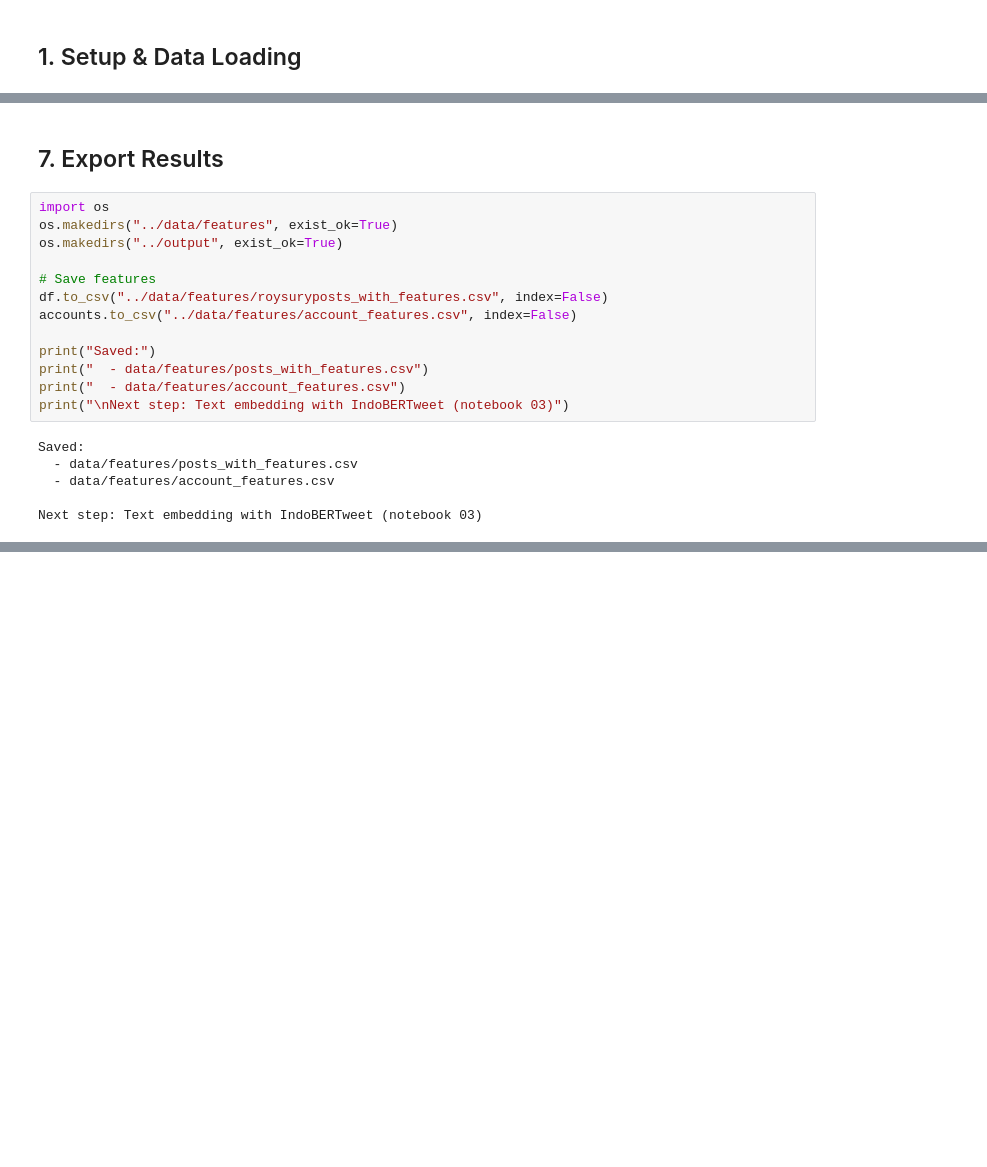
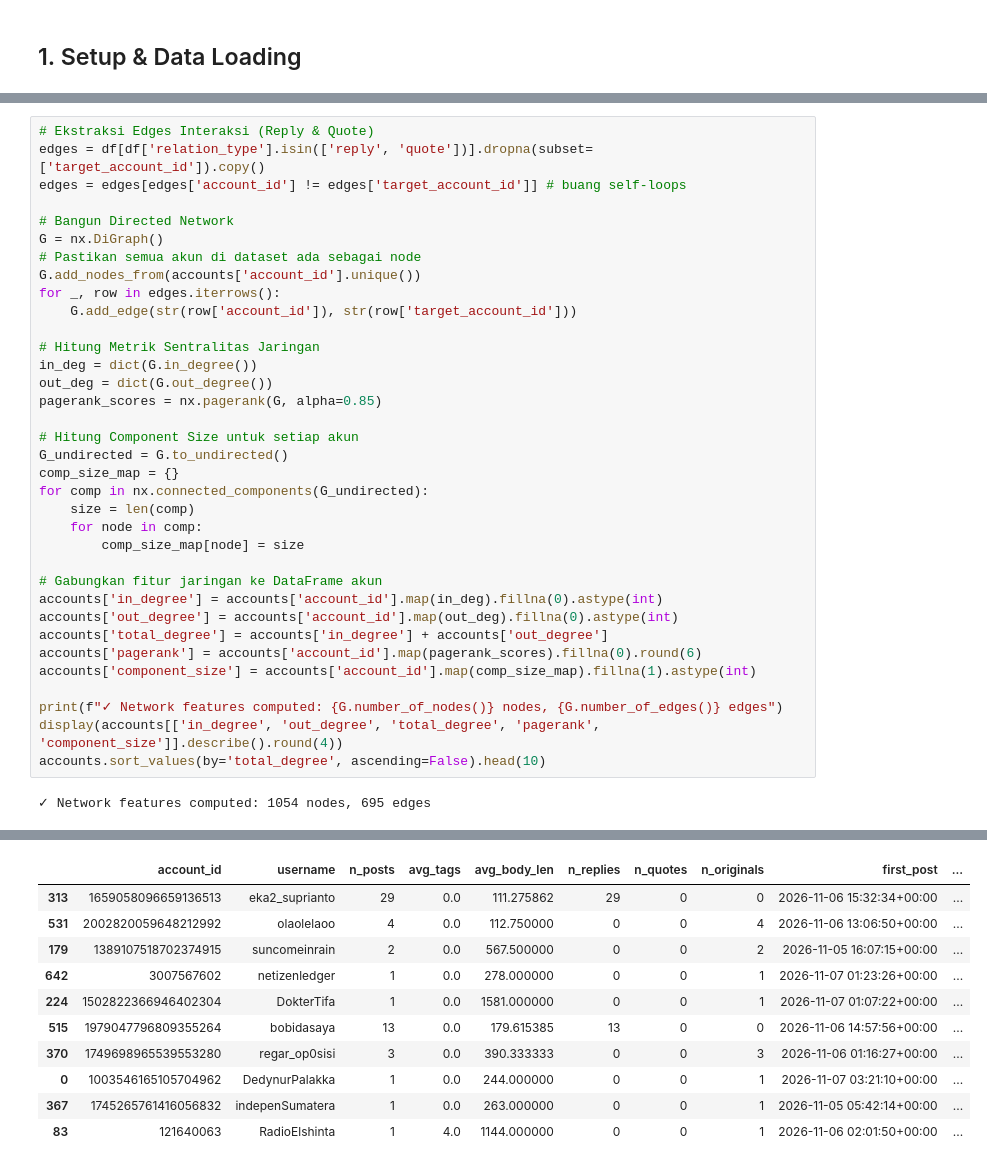
Before and after one commit to allaran12/Buzzer-Detection-, a Jupyter notebook: notebooks/clean analysis.ipynb, the cells around one changed output, grey strips where cells are left out. Cells and saved outputs as stored; diff of their text form; blank space fills up the shorter version.

```diff
--- a/notebooks/clean analysis.ipynb
+++ b/notebooks/clean analysis.ipynb
@@ -243,21 +137,37 @@ Saved: output/temporal_activity.png
-# %% [markdown]
-## 7. Export Results
-# %%
-import os
-os.makedirs("../data/features", exist_ok=True)
-os.makedirs("../output", exist_ok=True)
-
-# Save features
-df.to_csv("../data/features/roysuryposts_with_features.csv", index=False)
-accounts.to_csv("../data/features/account_features.csv", index=False)
-
-print("Saved:")
-print("  - data/features/posts_with_features.csv")
-print("  - data/features/account_features.csv")
-print("\nNext step: Text embedding with IndoBERTweet (notebook 03)")
-# %% [output]
-Saved:
-  - data/features/posts_with_features.csv
-  - data/features/account_features.csv
-
-Next step: Text embedding with IndoBERTweet (notebook 03)
+# %%
+# Ekstraksi Edges Interaksi (Reply & Quote)
+edges = df[df['relation_type'].isin(['reply', 'quote'])].dropna(subset=['target_account_id']).copy()
+edges = edges[edges['account_id'] != edges['target_account_id']] # buang self-loops
+
+# Bangun Directed Network
+G = nx.DiGraph()
+# Pastikan semua akun di dataset ada sebagai node
+G.add_nodes_from(accounts['account_id'].unique())
+for _, row in edges.iterrows():
+    G.add_edge(str(row['account_id']), str(row['target_account_id']))
+
+# Hitung Metrik Sentralitas Jaringan
+in_deg = dict(G.in_degree())
+out_deg = dict(G.out_degree())
+pagerank_scores = nx.pagerank(G, alpha=0.85)
+
+# Hitung Component Size untuk setiap akun
+G_undirected = G.to_undirected()
+comp_size_map = {}
+for comp in nx.connected_components(G_undirected):
+    size = len(comp)
+    for node in comp:
+        comp_size_map[node] = size
+
+# Gabungkan fitur jaringan ke DataFrame akun
+accounts['in_degree'] = accounts['account_id'].map(in_deg).fillna(0).astype(int)
+accounts['out_degree'] = accounts['account_id'].map(out_deg).fillna(0).astype(int)
+accounts['total_degree'] = accounts['in_degree'] + accounts['out_degree']
+accounts['pagerank'] = accounts['account_id'].map(pagerank_scores).fillna(0).round(6)
+accounts['component_size'] = accounts['account_id'].map(comp_size_map).fillna(1).astype(int)
+
+print(f"✓ Network features computed: {G.number_of_nodes()} nodes, {G.number_of_edges()} edges")
+display(accounts[['in_degree', 'out_degree', 'total_degree', 'pagerank', 'component_size']].describe().round(4))
+accounts.sort_values(by='total_degree', ascending=False).head(10)
+# %% [output]
+✓ Network features computed: 1054 nodes, 695 edges
@@ -263,0 +183,11 @@ Next step: Text embedding with IndoBERTweet (notebook 03)
+|  | account_id | username | n_posts | avg_tags | avg_body_len | n_replies | n_quotes | n_originals | first_post | ... |
+| 313 | 1659058096659136513 | eka2_suprianto | 29 | 0.0 | 111.275862 | 29 | 0 | 0 | 2026-11-06 15:32:34+00:00 | ... |
+| 531 | 2002820059648212992 | olaolelaoo | 4 | 0.0 | 112.750000 | 0 | 0 | 4 | 2026-11-06 13:06:50+00:00 | ... |
+| 179 | 1389107518702374915 | suncomeinrain | 2 | 0.0 | 567.500000 | 0 | 0 | 2 | 2026-11-05 16:07:15+00:00 | ... |
+| 642 | 3007567602 | netizenledger | 1 | 0.0 | 278.000000 | 0 | 0 | 1 | 2026-11-07 01:23:26+00:00 | ... |
+| 224 | 1502822366946402304 | DokterTifa | 1 | 0.0 | 1581.000000 | 0 | 0 | 1 | 2026-11-07 01:07:22+00:00 | ... |
+| 515 | 1979047796809355264 | bobidasaya | 13 | 0.0 | 179.615385 | 13 | 0 | 0 | 2026-11-06 14:57:56+00:00 | ... |
+| 370 | 1749698965539553280 | regar_op0sisi | 3 | 0.0 | 390.333333 | 0 | 0 | 3 | 2026-11-06 01:16:27+00:00 | ... |
+| 0 | 1003546165105704962 | DedynurPalakka | 1 | 0.0 | 244.000000 | 0 | 0 | 1 | 2026-11-07 03:21:10+00:00 | ... |
+| 367 | 1745265761416056832 | indepenSumatera | 1 | 0.0 | 263.000000 | 0 | 0 | 1 | 2026-11-05 05:42:14+00:00 | ... |
+| 83 | 121640063 | RadioElshinta | 1 | 4.0 | 1144.000000 | 0 | 0 | 1 | 2026-11-06 02:01:50+00:00 | ... |
```
Also changed, not shown: parts of 21 cells of this notebook, 12 other files.
